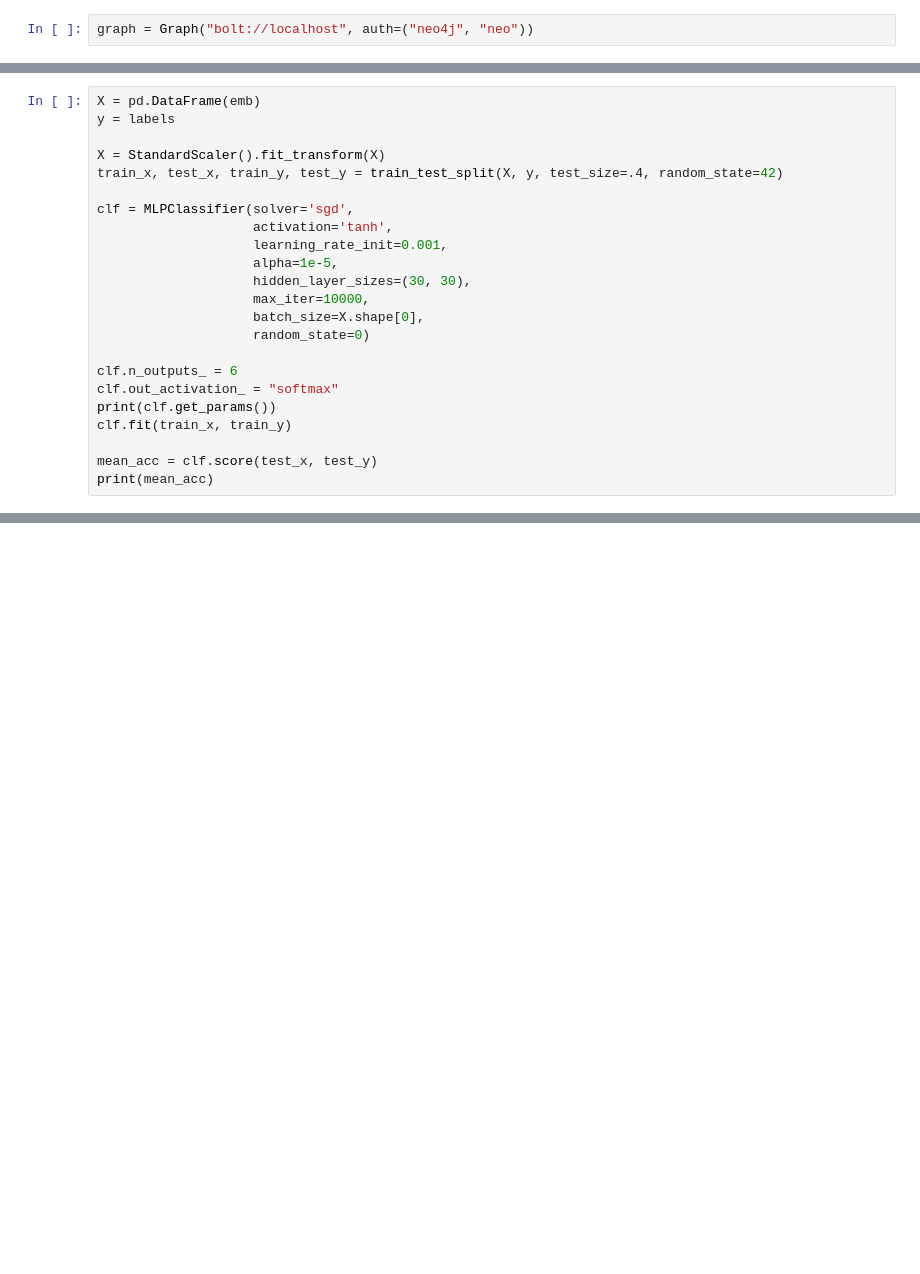
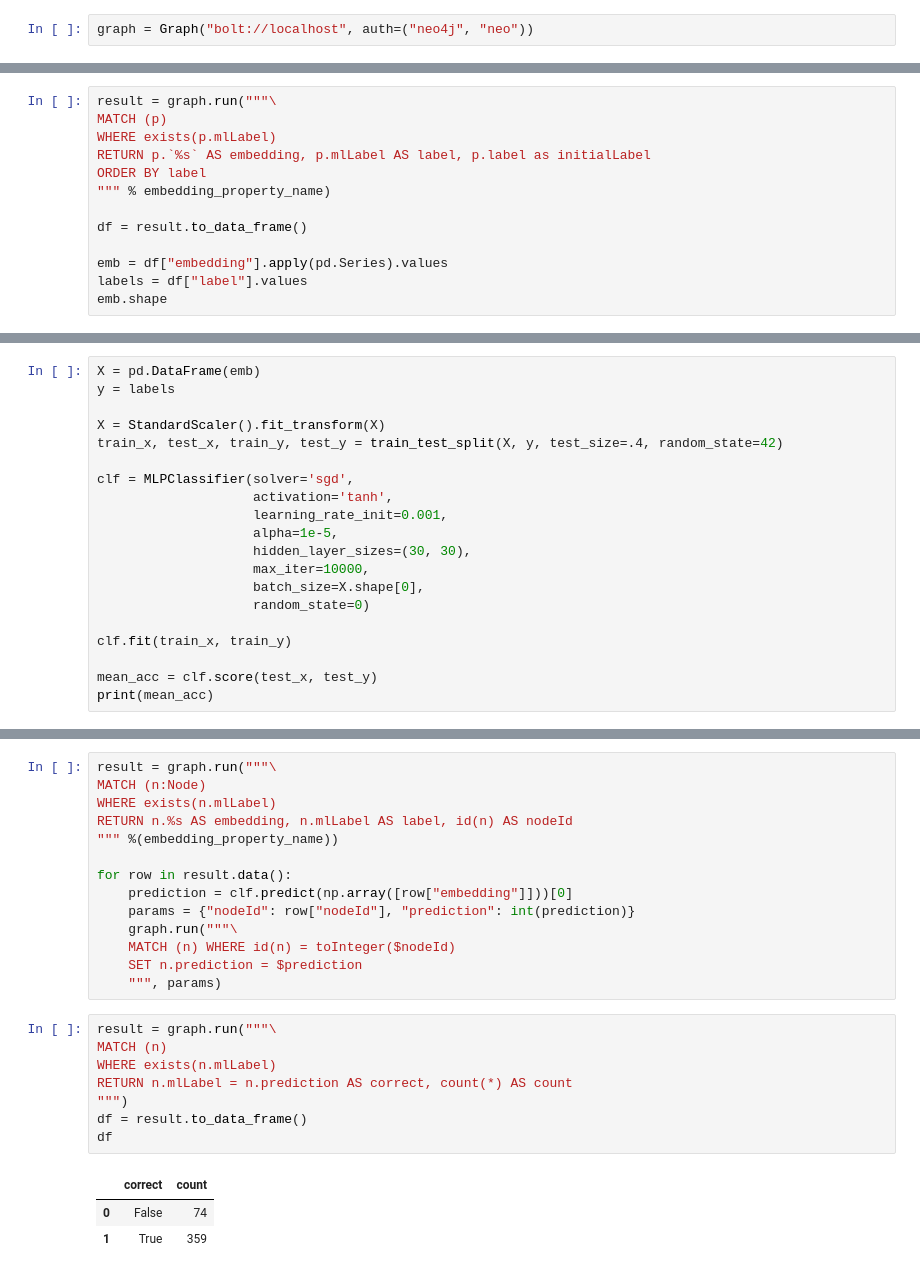
Before and after one commit to neo4j-contrib/training, a Jupyter notebook: ml_ai/GraphEmbeddings.ipynb, the cells around one changed output, grey strips where cells are left out. Cells and saved outputs as stored; diff of their text form; blank space fills up the shorter version.

```diff
--- a/ml_ai/GraphEmbeddings.ipynb
+++ b/ml_ai/GraphEmbeddings.ipynb
@@ -102,0 +114,13 @@ emb.shape
+# %%
+result = graph.run("""\
+MATCH (p)
+WHERE exists(p.mlLabel)
+RETURN p.`%s` AS embedding, p.mlLabel AS label, p.label as initialLabel
+ORDER BY label
+""" % embedding_property_name)
+
+df = result.to_data_frame()
+
+emb = df["embedding"].apply(pd.Series).values
+labels = df["label"].values
+emb.shape
@@ -150,9 +183,6 @@ clf = MLPClassifier(solver='sgd',
                     batch_size=X.shape[0],
                     random_state=0)
 
-clf.n_outputs_ = 6
-clf.out_activation_ = "softmax"
-print(clf.get_params())
 clf.fit(train_x, train_y)
 
 mean_acc = clf.score(test_x, test_y)
@@ -159,0 +196,26 @@ print(mean_acc)
+# %%
+result = graph.run("""\
+MATCH (n:Node)
+WHERE exists(n.mlLabel)
+RETURN n.%s AS embedding, n.mlLabel AS label, id(n) AS nodeId
+""" %(embedding_property_name))
+
+for row in result.data():
+    prediction = clf.predict(np.array([row["embedding"]]))[0]
+    params = {"nodeId": row["nodeId"], "prediction": int(prediction)}
+    graph.run("""\
+    MATCH (n) WHERE id(n) = toInteger($nodeId)
+    SET n.prediction = $prediction
+    """, params)
+# %%
+result = graph.run("""\
+MATCH (n)
+WHERE exists(n.mlLabel)
+RETURN n.mlLabel = n.prediction AS correct, count(*) AS count
+""")
+df = result.to_data_frame()
+df
+# %% [output]
+|  | correct | count |
+| 0 | False | 74 |
+| 1 | True | 359 |
```
Also changed, not shown: parts of 18 cells of this notebook.
